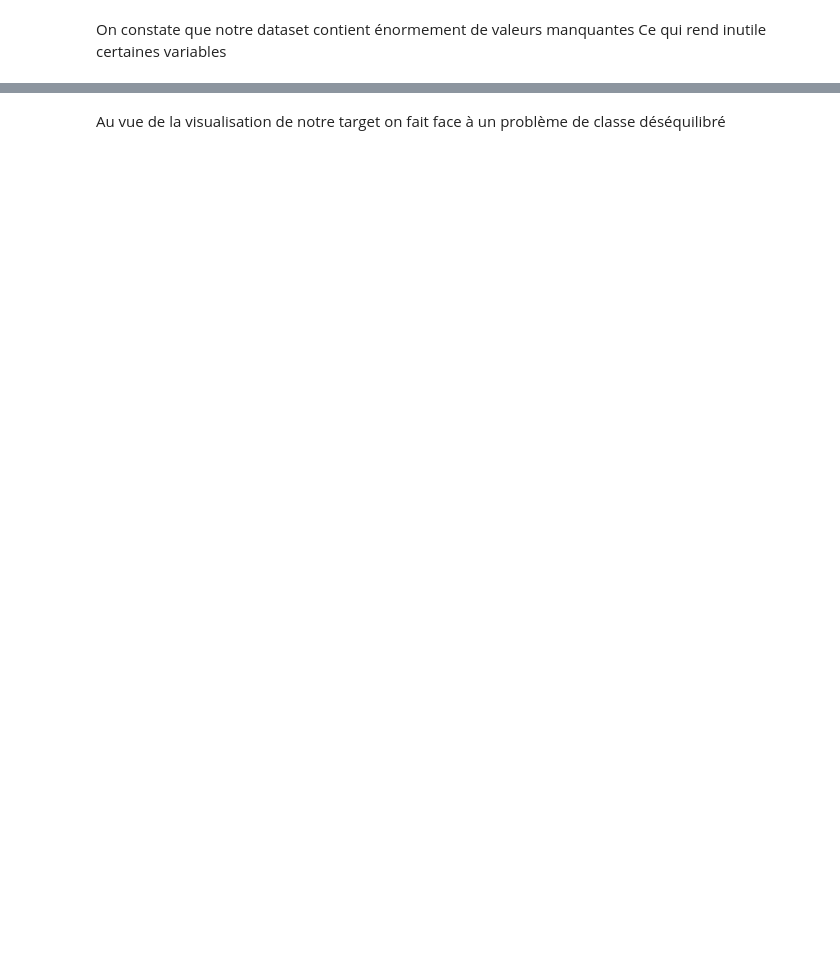
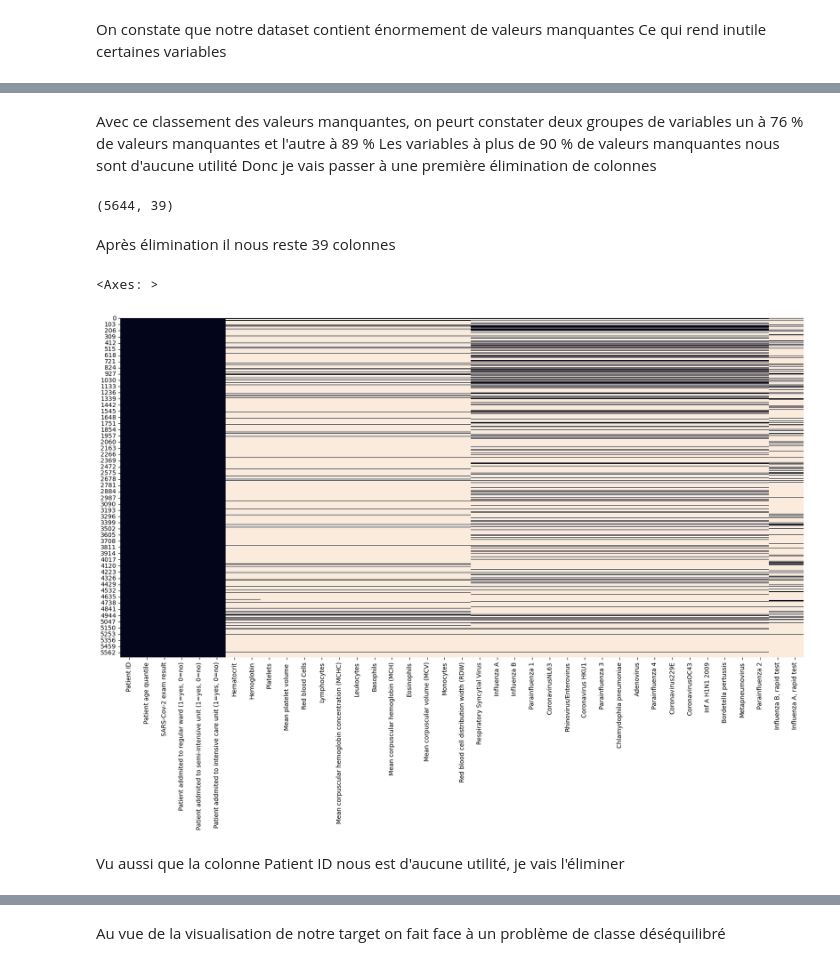
Before and after one commit to Alban226/Projet-data-science-covid19, a Jupyter notebook: DataScienceCOVID19.ipynb, the cells around one changed output, grey strips where cells are left out. Cells and saved outputs as stored; diff of their text form; code cells hidden in the pictures; blank space fills up the shorter version.

```diff
--- a/DataScienceCOVID19.ipynb
+++ b/DataScienceCOVID19.ipynb
@@ -104,0 +116,20 @@ Ce qui rend inutile certaines variables
+# %% [markdown]
+Avec ce classement des valeurs manquantes, on peurt constater deux groupes de variables un à 76 % de valeurs manquantes
+et l'autre à 89 %
+Les variables à plus de 90 % de valeurs manquantes nous sont d'aucune utilité
+Donc je vais passer à une première élimination de colonnes
+# %%
+data = data[data.columns[data.isna().mean() < 0.9]]
+data.shape
+# %% [output]
+(5644, 39)
+# %% [markdown]
+Après élimination il nous reste 39 colonnes
+# %%
+plt.figure(figsize=(20,10))
+sns.heatmap(data.isna(), cbar = False)
+# %% [output]
+<Axes: >
+[figure, added]
+# %% [markdown]
+Vu aussi que la colonne Patient ID nous est d'aucune utilité, je vais l'éliminer
```
Also changed, not shown: parts of 38 cells of this notebook.
